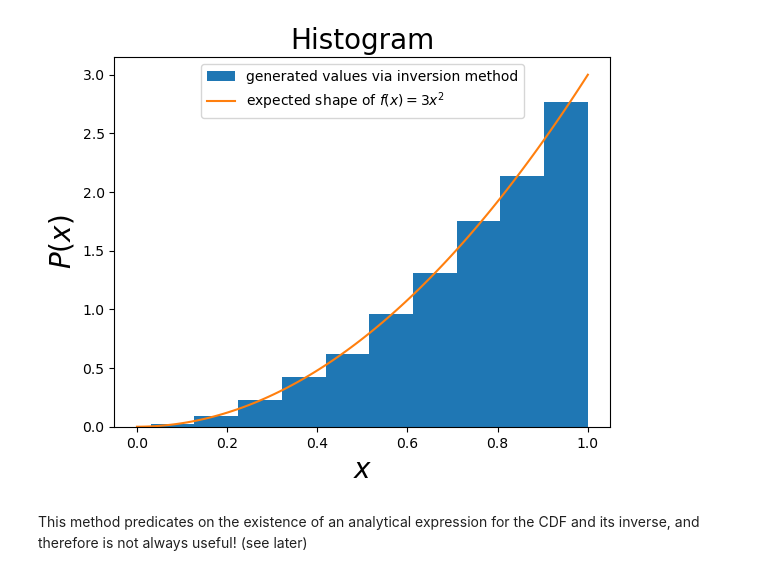
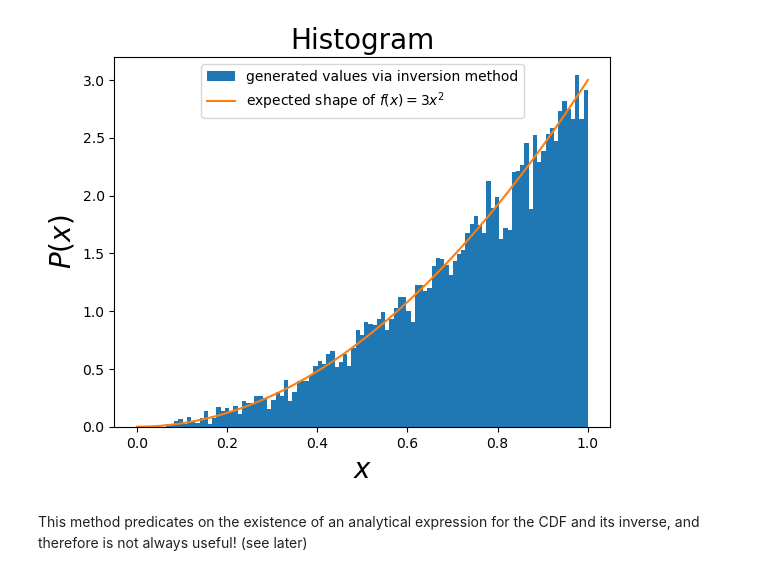
Before and after one commit to apapaefs/compphys, a Jupyter notebook: Chapters/Chapter3/Chapter3.ipynb, the cells around one changed output. Drawn from its saved outputs; the diff is of its cells as text; code cells hidden in the pictures.

```diff
--- a/Chapters/Chapter3/Chapter3.ipynb
+++ b/Chapters/Chapter3/Chapter3.ipynb
@@ -75,35 +75,35 @@ import numpy as np
 x = []
 
 # We have x = (y)**(1/3) and we pick y in [0,1]
 for i in range(10000): # generate 1000 points
     y = random.random() # generate random numbers in [0,1]
     x.append( (y)**(1/3) )
 
 
 # create the real distribution for comparison. Use numpy"
 xcomp = np.linspace(0,1,100)
 ycomp = 3*np.square(xcomp)
 
 # create a histogram of x:
 fig, ax = plt.subplots() # create the elements required for matplotlib. This creates a figure containing a single axes.
 
 # set the labels and titles:
 ax.set_xlabel(r'$x$', fontsize=20) # set the x label
 ax.set_ylabel(r'$P(x)$', fontsize=20) # set the y label. Note that the 'r' is necessary to remove the need for double slashes. You can use LaTeX!
 ax.set_title('Histogram', fontsize=20) # set the title
 
 # make a histogram of the values, density=True normalizes the histogram
-ax.hist(x, label='generated values via inversion method', density=True)
+ax.hist(x, label='generated values via inversion method', density=True, bins=100)
 
 # compare to how we expect it to look like:
 ax.plot(xcomp, ycomp, label='expected shape of $f(x) = 3x^2$')
 
 # construct the legend:
 ax.legend(loc='upper center')  # Add a legend
 
 plt.show() # show the plot here
 # %% [output]
-[figure, old version]
+[figure, new version]
 # %% [markdown]
 This method predicates on the existence of an analytical expression for the CDF and its inverse, and therefore is not always useful! (see later)
 # %% [markdown]
```
Also changed, not shown: parts of 7 cells of this notebook, 3 other files.
